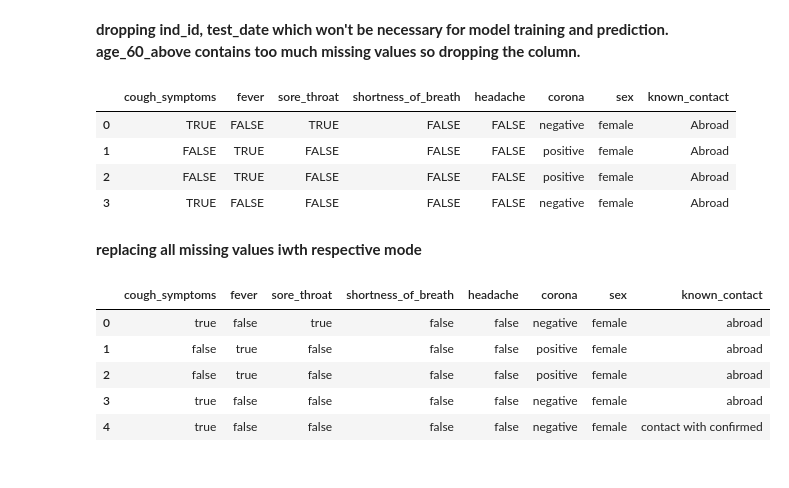
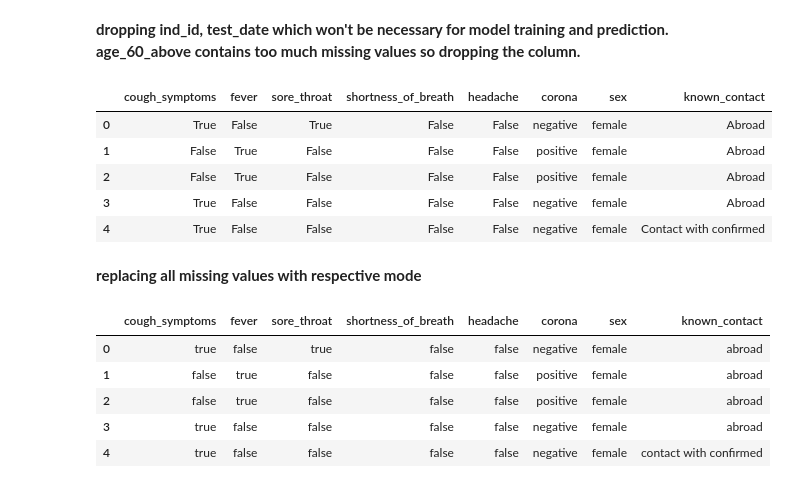
Before and after one commit to iambrianstanly/predict-corona, a Jupyter notebook: project_predict_corona.ipynb, the cells around one changed output. Saved outputs shown, nothing was run; the diff lists cells and outputs as text; code cells hidden in the pictures.

```diff
--- a/project_predict_corona.ipynb
+++ b/project_predict_corona.ipynb
@@ -171,20 +171,3 @@ columns_to_drop= ["ind_id", "test_date", "age_60_above"]
 clean_corona.drop(columns_to_drop, axis=1, inplace=True)
 # %% [markdown]
 **dropping ind_id, test_date which won't be necessary for model training and prediction. age_60_above contains too much missing values so dropping the column.**
-# %%
-# replacing values with mode
-missing_columns = ["cough_symptoms", "fever", "sore_throat", "shortness_of_breath", "headache", "sex"]
-
-def replace_missing_value_with_mode(s):
-    return s.replace('None', s.mode()[0])
-
-for col in missing_columns:
-    clean_corona[col] = replace_missing_value_with_mode(clean_corona[col])
-
-clean_corona.head(4)
-# %% [output]
-|  | cough_symptoms | fever | sore_throat | shortness_of_breath | headache | corona | sex | known_contact |
-| 0 | TRUE | FALSE | TRUE | FALSE | FALSE | negative | female | Abroad |
-| 1 | FALSE | TRUE | FALSE | FALSE | FALSE | positive | female | Abroad |
-| 2 | FALSE | TRUE | FALSE | FALSE | FALSE | positive | female | Abroad |
-| 3 | TRUE | FALSE | FALSE | FALSE | FALSE | negative | female | Abroad |
@@ -191,5 +177,14 @@ clean_corona.head(4)
+# %%
+clean_corona.head()
+# %% [output]
+|  | cough_symptoms | fever | sore_throat | shortness_of_breath | headache | corona | sex | known_contact |
+| 0 | True | False | True | False | False | negative | female | Abroad |
+| 1 | False | True | False | False | False | positive | female | Abroad |
+| 2 | False | True | False | False | False | positive | female | Abroad |
+| 3 | True | False | False | False | False | negative | female | Abroad |
+| 4 | True | False | False | False | False | negative | female | Contact with confirmed |
 # %% [markdown]
-**replacing all missing values iwth respective mode**
+**replacing all missing values with respective mode**
 # %%
 for col in clean_corona:
     clean_corona[col] = clean_corona[col].apply(lambda x: x.lower() if isinstance(x, str) else x)
```
Also changed, not shown: parts of 13 cells of this notebook, 1 other file.
